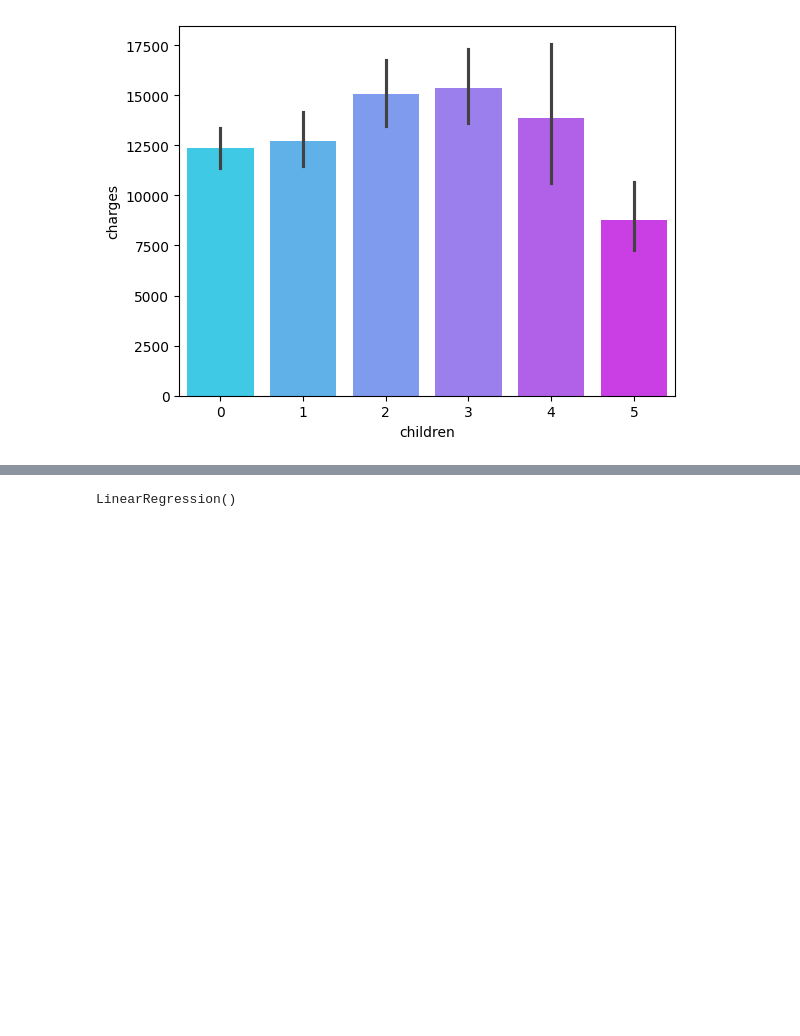
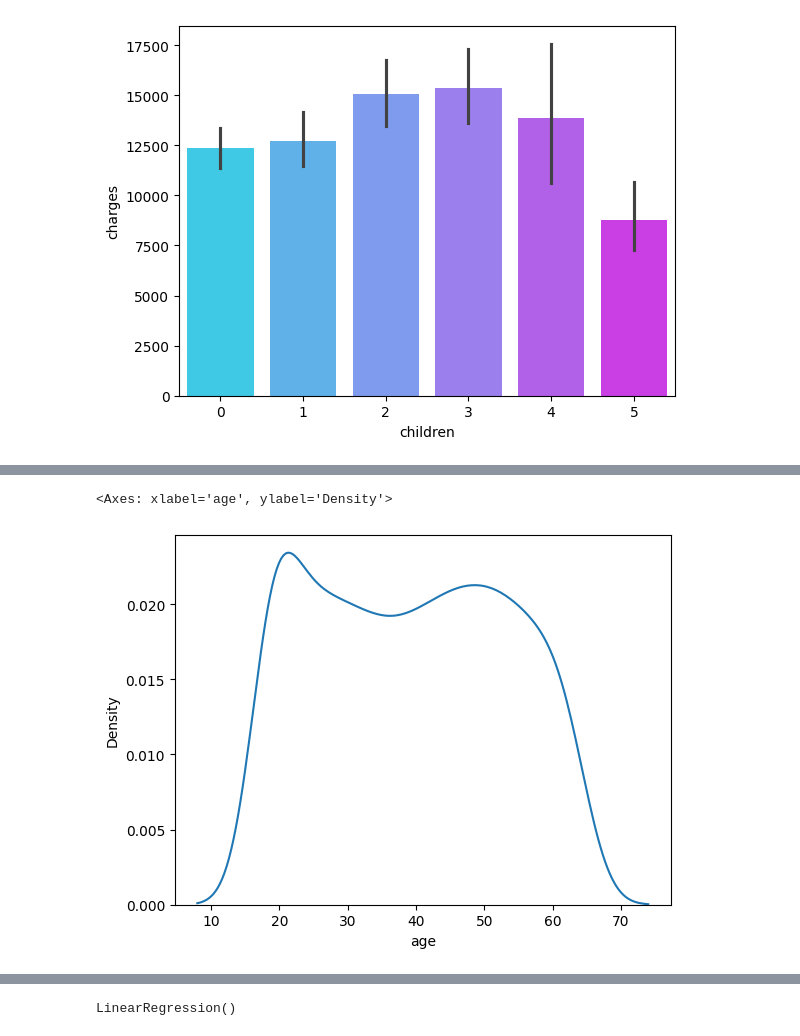
Before and after one commit to shimnasherin77-prog/EDA-project, a Jupyter notebook: project.ipynb, the cells around one changed output, grey strips where cells are left out. Saved outputs shown, nothing was run; the diff lists cells and outputs as text; code cells hidden in the pictures; blank space fills up the shorter version.

```diff
--- a/project.ipynb
+++ b/project.ipynb
@@ -74,0 +91,5 @@ Passing `palette` without assigning `hue` is deprecated and will be removed in v
+# %%
+sns.kdeplot(order['age'])
+# %% [output]
+<Axes: xlabel='age', ylabel='Density'>
+[figure, added]
```
Also changed, not shown: parts of 5 cells of this notebook.
